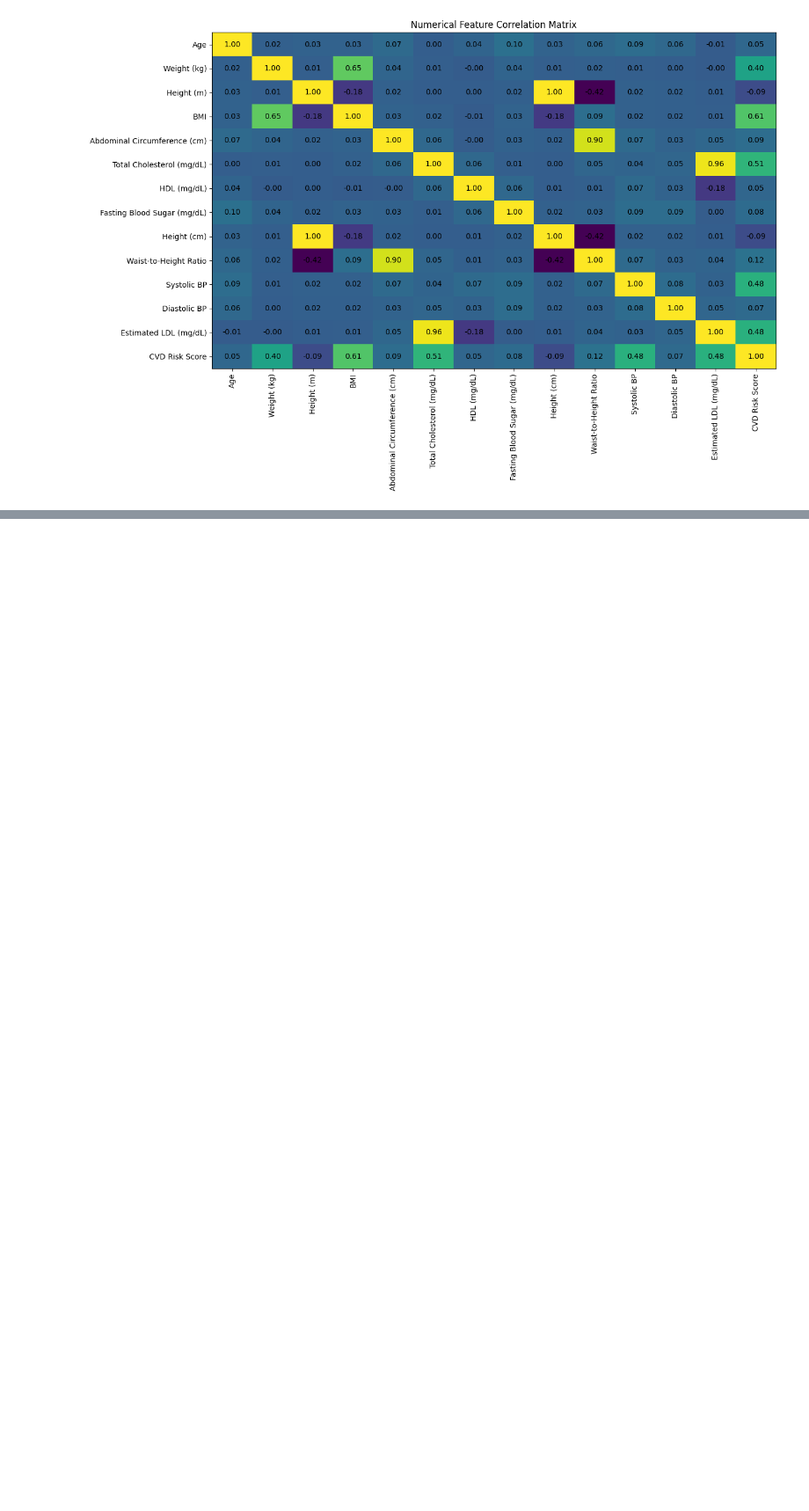
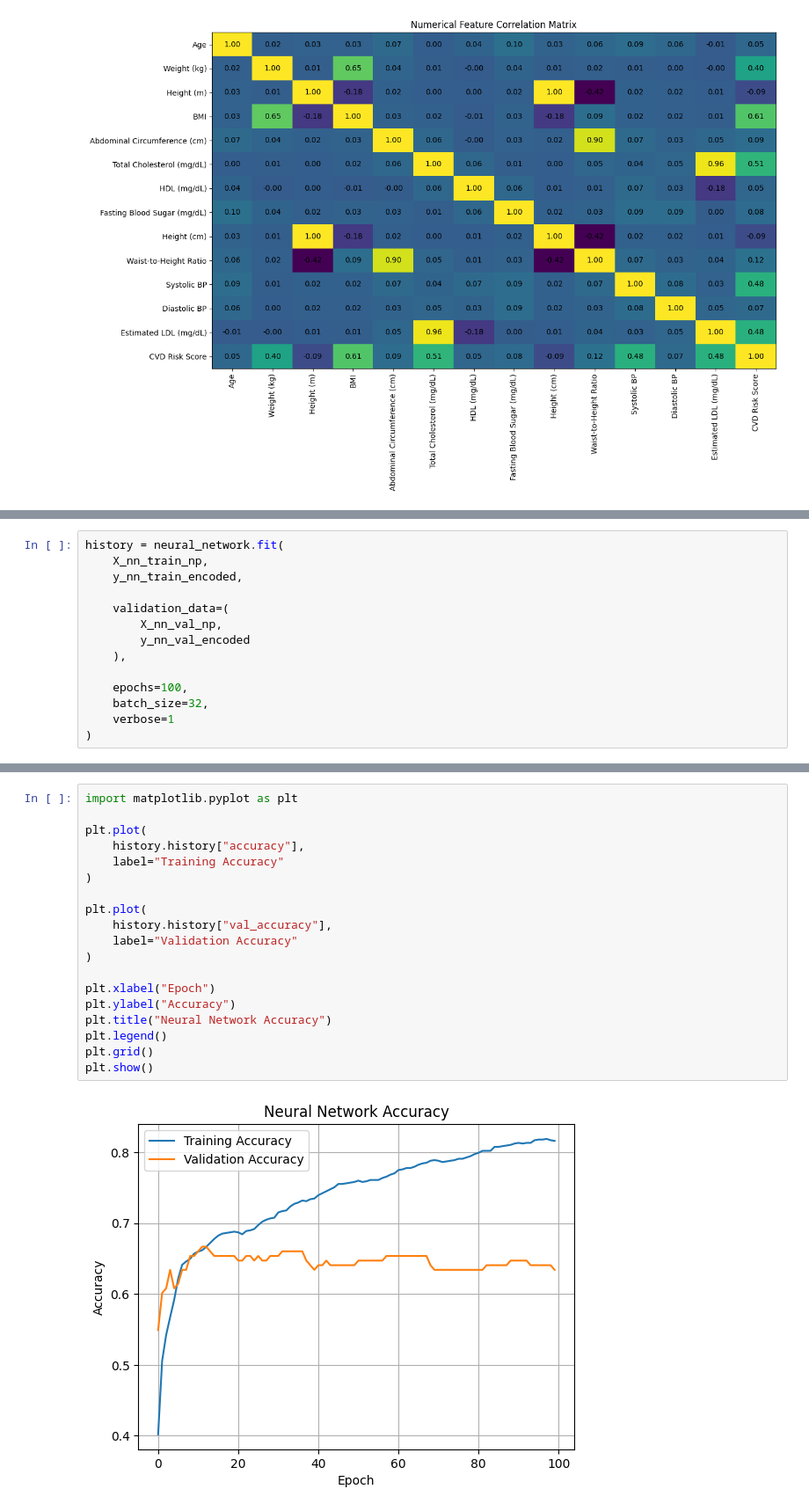
Before and after one commit to F3uR0n/cardiovascular-disease-risk-prediction, a Jupyter notebook: CSE427 Project Group12.ipynb, the cells around one changed output, grey strips where cells are left out. Shown at 88% size. Cells and saved outputs as stored; diff of their text form; blank space fills up the shorter version.

```diff
--- a/CSE427 Project Group12.ipynb
+++ b/CSE427 Project Group12.ipynb
@@ -273,0 +934,14 @@ plt.show()
+# %%
+history = neural_network.fit(
+    X_nn_train_np,
+    y_nn_train_encoded,
+
+    validation_data=(
+        X_nn_val_np,
+        y_nn_val_encoded
+    ),
+
+    epochs=100,
+    batch_size=32,
+    verbose=1
+)
@@ -273,0 +1028,21 @@ plt.show()
+# %%
+import matplotlib.pyplot as plt
+
+plt.plot(
+    history.history["accuracy"],
+    label="Training Accuracy"
+)
+
+plt.plot(
+    history.history["val_accuracy"],
+    label="Validation Accuracy"
+)
+
+plt.xlabel("Epoch")
+plt.ylabel("Accuracy")
+plt.title("Neural Network Accuracy")
+plt.legend()
+plt.grid()
+plt.show()
+# %% [output]
+[figure, added]
```
Also changed, not shown: parts of 57 cells of this notebook, 2 other files.
